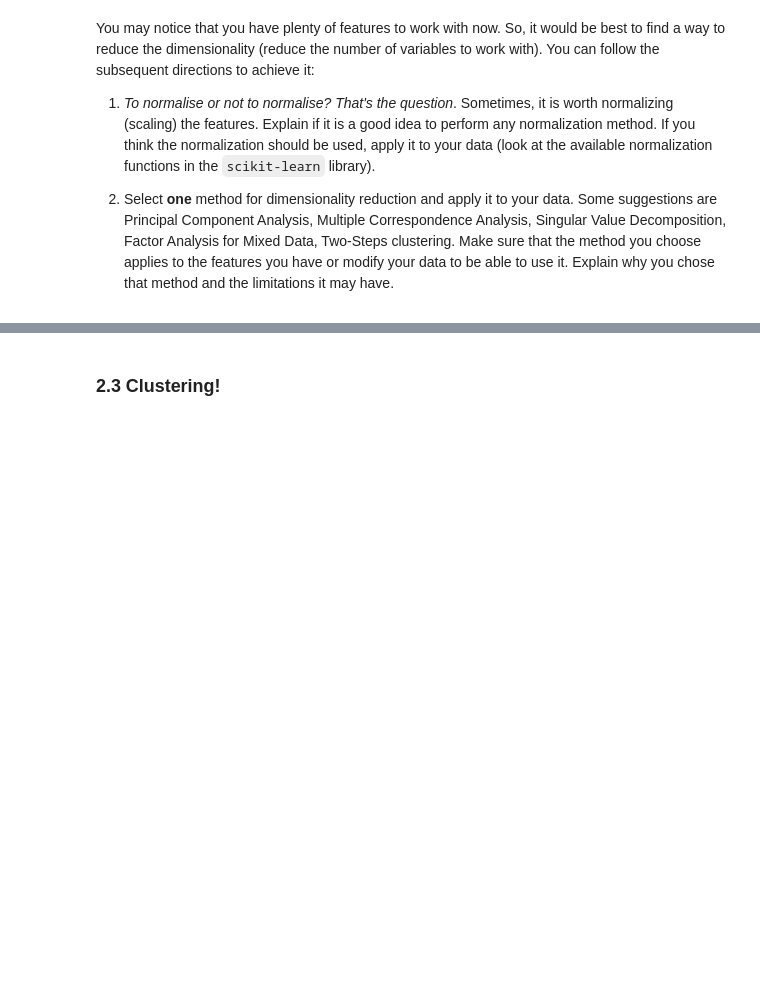
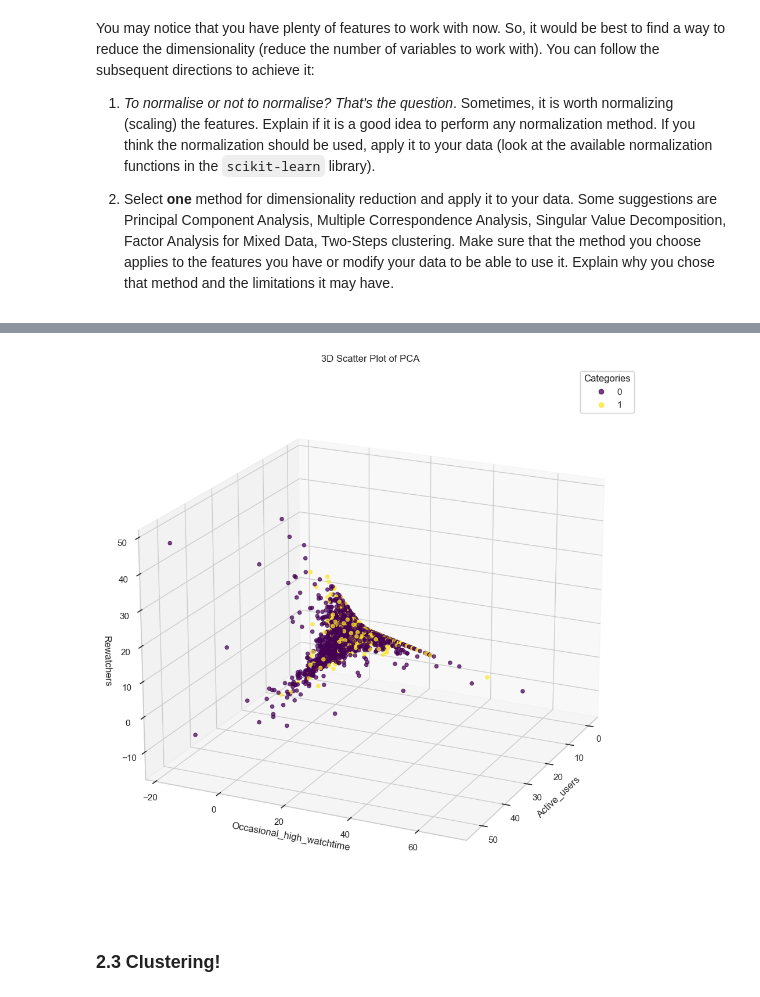
Before and after one commit to LorenzoPannacci/ADM-HW4, a Jupyter notebook: main.ipynb, the cells around one changed output, grey strips where cells are left out. Cells and saved outputs as stored; diff of their text form; code cells hidden in the pictures; blank space fills up the shorter version.

```diff
--- a/main.ipynb
+++ b/main.ipynb
@@ -661,0 +626,4 @@ limitations of PCA: only linear dependence
+# %%
+# remove the perfectly correlated and linearly indipendent columns
+quantitative_df.drop(["duration_per_day", "longest_iteration", 'iterations', 'most_active_year'], axis = 1, inplace = True)
+quantitative_df
@@ -661,0 +903,7 @@ limitations of PCA: only linear dependence
+# %%
+# Obtain the PCA dataset
+pca_df = pca.fit_transform(quantitative_df)
+# Rename the PC
+pca_df = pca_df.rename(columns={0: 'Active_users', 1: 'Occasional_high_watchtime', 2: 'Rewatchers'})
+#Save the reduced dataset into a .csv file
+pca_df.to_csv('pca_df.csv', index=False)
@@ -662,3 +951,36 @@ limitations of PCA: only linear dependence
+# %%
+# Extract the principal components
+x = reduced_df.iloc[:, 0]
+y = reduced_df.iloc[:, 1]
+z = reduced_df.iloc[:, 2]
+
+# Create a 3D plot
+fig = plt.figure(figsize=(18, 12))
+ax = fig.add_subplot(111, projection='3d')
+
+# Color the users based on a categorical variable
+category_column = reduced_df['is_weekend_user']
+scatter = ax.scatter(x, y, z, c=category_column, cmap='viridis', marker='o', alpha=0.7)
+
+# Set the labels for the axes
+ax.set_xlabel('Active_users')
+ax.set_ylabel('Occasional_high_watchtime')
+ax.set_zlabel('Rewatchers')
+
+# Set the title
+plt.title('3D Scatter Plot of PCA')
+
+# Set the perspective of the plot
+ax.view_init(elev=20, azim=25)
+
+# Add a legend
+legend = ax.legend(*scatter.legend_elements(), title='Categories')
+ax.add_artist(legend)
+
+# Show the plot
+plt.show()
+# %% [output]
+[figure, added]
 # %% [markdown]
 ### 2.3 Clustering!
 # %% [markdown]
```
Also changed, not shown: parts of 31 cells of this notebook.
